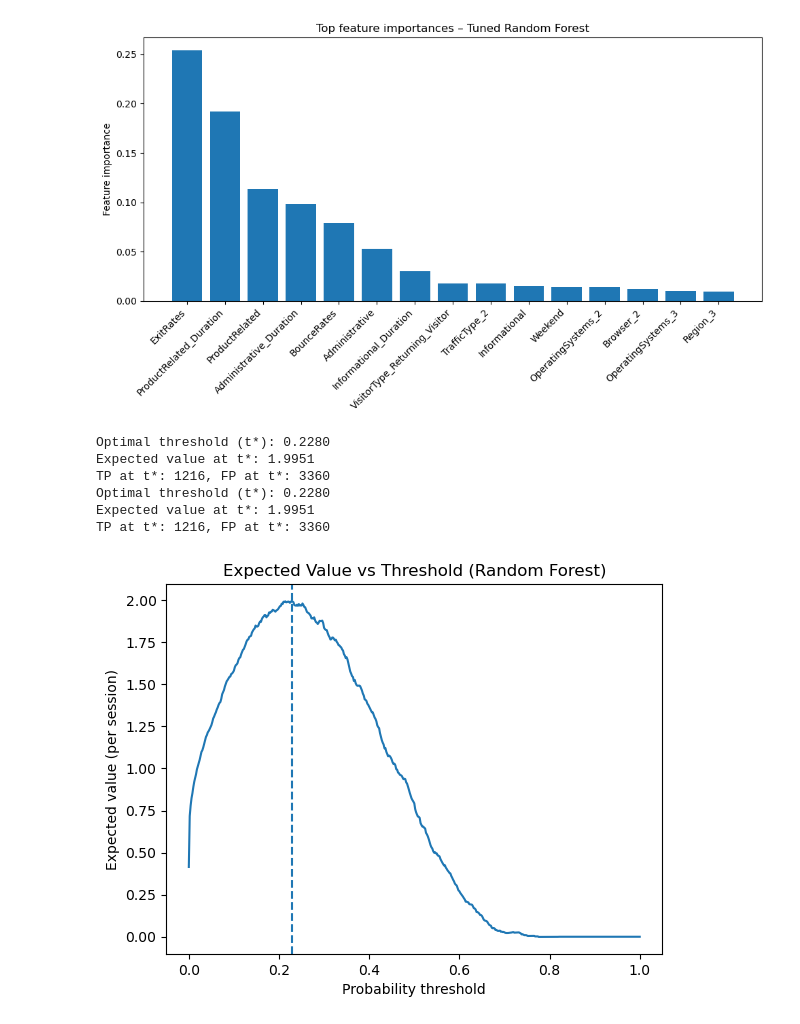
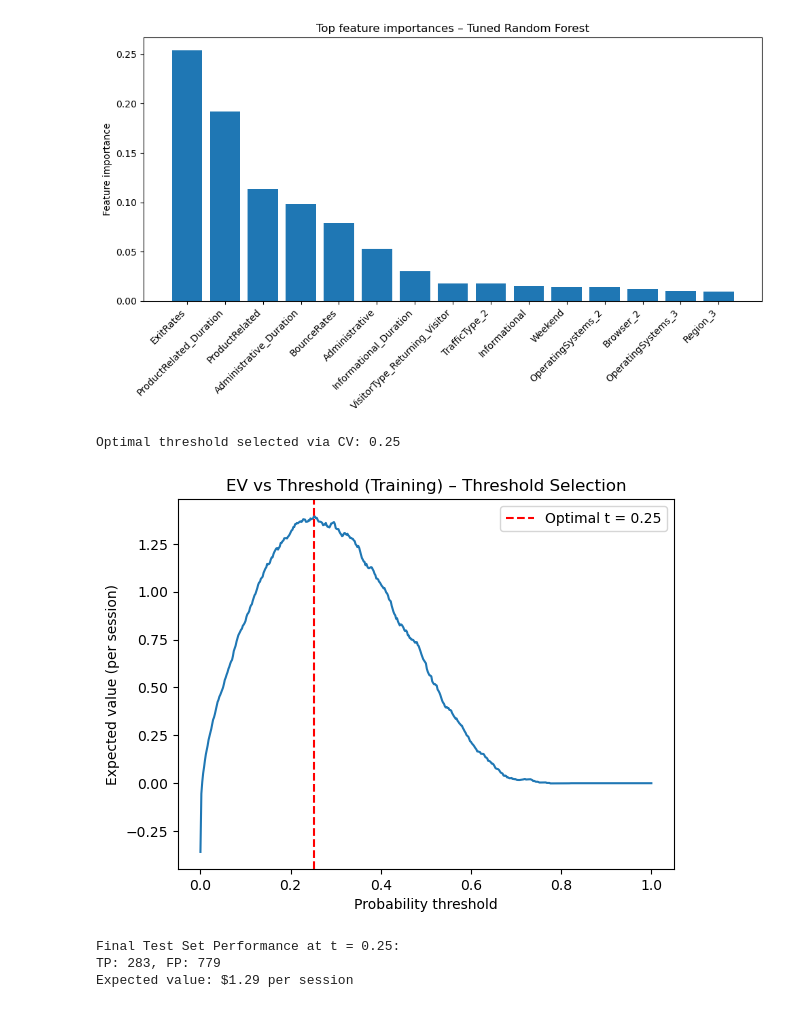
Before and after one commit to tianajsmith-cbs/Applied-Machine-Learning-Project, a Jupyter notebook: Notebooks/05_random_forest.ipynb, the cells around one changed output. Saved outputs shown, nothing was run; the diff lists cells and outputs as text; code cells hidden in the pictures.

```diff
--- a/Notebooks/05_random_forest.ipynb
+++ b/Notebooks/05_random_forest.ipynb
@@ -163,58 +163,54 @@ dtype: float64
 # %%
 y_proba_cv = cross_val_predict(rf, X_train, y_train, cv=cv, method='predict_proba')[:, 1]
 y_true = y_train
-
-
 thresholds = np.linspace(0.0, 1.0, 501)  # fine grid
-from sklearn.metrics import confusion_matrix
-
-TP_value = 30
+TP_value = 25
 FP_cost = 5
 N = len(y_true)
 
 evs = []
 tp_list = []
 fp_list = []
 
 for t in thresholds:
     y_pred = (y_proba_cv >= t).astype(int)
     tn, fp, fn, tp = confusion_matrix(y_true, y_pred).ravel()
 
     EV_t = (tp / N) * TP_value - (fp / N) * FP_cost
 
     evs.append(EV_t)
     tp_list.append(tp)
     fp_list.append(fp)
 evs = np.array(evs)
 best_idx = evs.argmax()
 
 t_star = thresholds[best_idx]
-print(f"Optimal threshold (t*): {t_star:.4f}")
-print(f"Expected value at t*: {ev_star:.4f}")
-print(f"TP at t*: {tp_star}, FP at t*: {fp_star}")
 ev_star = evs[best_idx]
 tp_star = tp_list[best_idx]
-print(f"Optimal threshold (t*): {t_star:.4f}")
-print(f"Expected value at t*: {ev_star:.4f}")
-print(f"TP at t*: {tp_star}, FP at t*: {fp_star}")
 
 fp_star = fp_list[best_idx]
 y_pred_star = (y_proba_cv >= t_star).astype(int)
 confusion_matrix(y_true, y_pred_star)
-import matplotlib.pyplot as plt
-
+print(f"Optimal threshold selected via CV: {t_star:.2f}")
 plt.figure()
 plt.plot(thresholds, evs)
-plt.axvline(t_star, linestyle="--")
+plt.axvline(t_star, linestyle="--", color="red", label=f"Optimal t = {t_star:.2f}")
+plt.legend()
 plt.xlabel("Probability threshold")
 plt.ylabel("Expected value (per session)")
-plt.title("Expected Value vs Threshold (Random Forest)")
+plt.title("EV vs Threshold (Training) – Threshold Selection")
 plt.show()
+
+y_pred_test_ev = (y_proba >= t_star).astype(int)
+tn_test, fp_test, fn_test, tp_test = confusion_matrix(y_test, y_pred_test_ev).ravel()
+ev_test = (tp_test / len(y_test)) * TP_value - (fp_test / len(y_test)) * FP_cost
+
+print(f"\nFinal Test Set Performance at t = {t_star:.2f}:")
+print(f"TP: {tp_test}, FP: {fp_test}")
+print(f"Expected value: ${ev_test:.2f} per session")
 # %% [output]
-Optimal threshold (t*): 0.2280
-Expected value at t*: 1.9951
-TP at t*: 1216, FP at t*: 3360
-Optimal threshold (t*): 0.2280
-Expected value at t*: 1.9951
-TP at t*: 1216, FP at t*: 3360
+Optimal threshold selected via CV: 0.25
-[figure, old version]
+[figure, new version]
+Final Test Set Performance at t = 0.25:
+TP: 283, FP: 779
+Expected value: $1.29 per session
```
